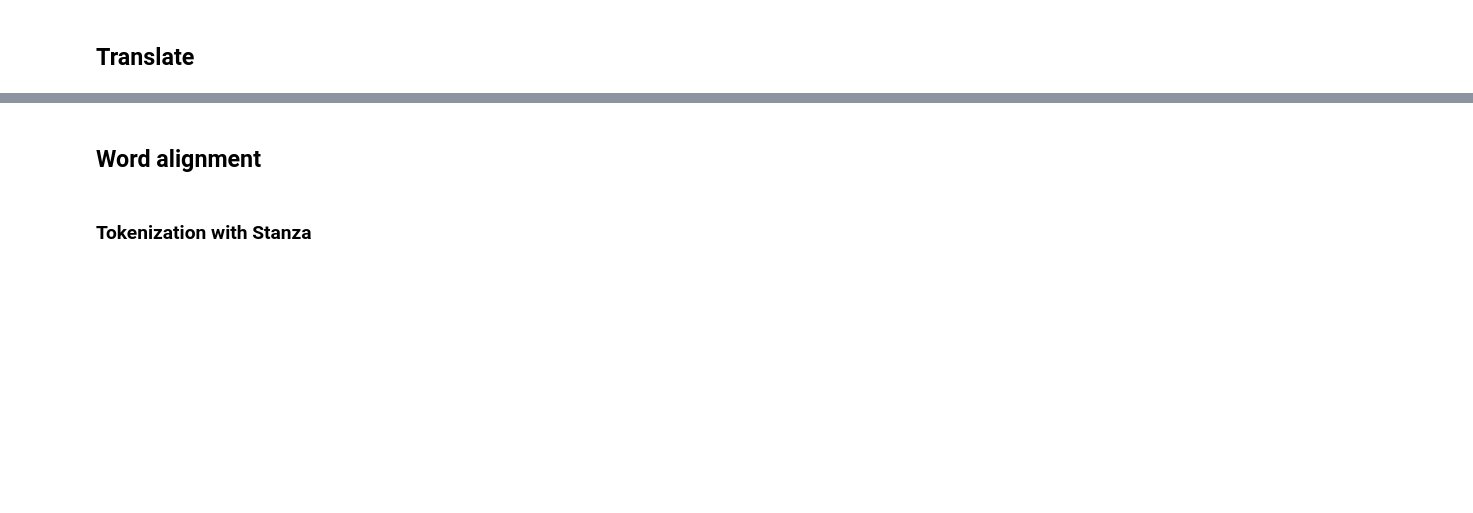
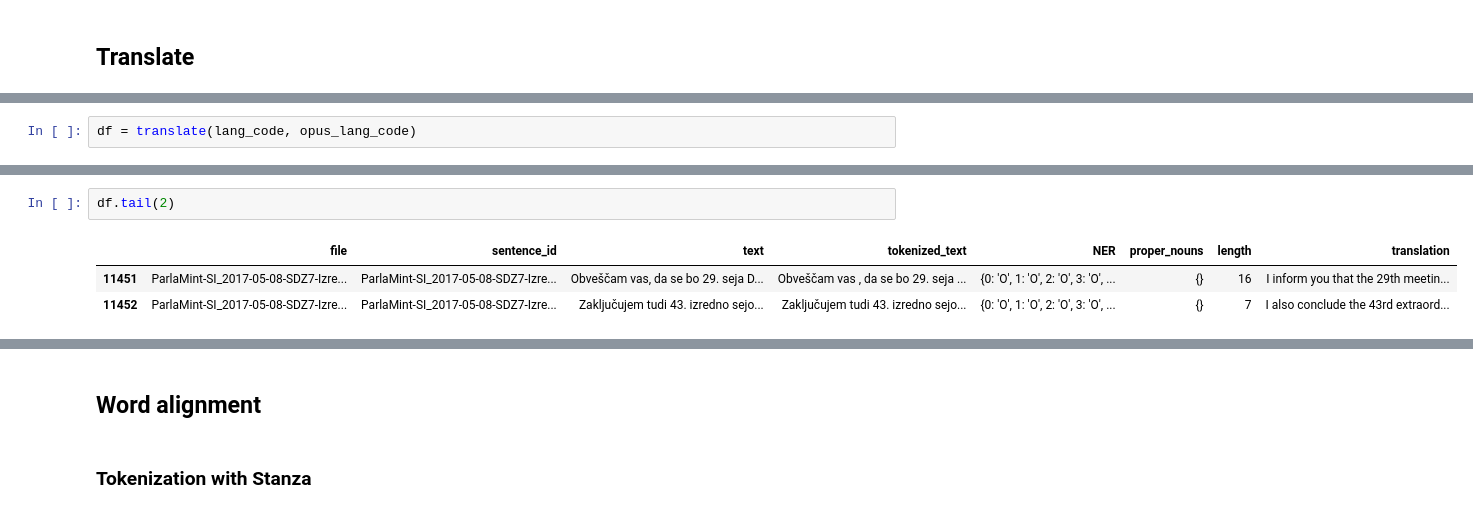
Before and after one commit to TajaKuzman/Parlamint-translation, a Jupyter notebook: 3-Workflow-with-CONNLu-files.ipynb, the cells around one changed output, grey strips where cells are left out. Drawn from its saved outputs; the diff is of its cells as text; blank space fills up the shorter version.

```diff
--- a/3-Workflow-with-CONNLu-files.ipynb
+++ b/3-Workflow-with-CONNLu-files.ipynb
@@ -181,0 +392,2 @@ df.to_csv("Parlamint-SI-sentences-conllu-workflow-sample.csv", sep="\t")
+# %%
+df = translate(lang_code, opus_lang_code)
@@ -181,0 +401,6 @@ df.to_csv("Parlamint-SI-sentences-conllu-workflow-sample.csv", sep="\t")
+# %%
+df.tail(2)
+# %% [output]
+|  | file | sentence_id | text | tokenized_text | NER | proper_nouns | length | translation |
+| 11451 | ParlaMint-SI_2017-05-08-SDZ7-Izre... | ParlaMint-SI_2017-05-08-SDZ7-Izre... | Obveščam vas, da se bo 29. seja D... | Obveščam vas , da se bo 29. seja ... | {0: 'O', 1: 'O', 2: 'O', 3: 'O', ... | {} | 16 | I inform you that the 29th meetin... |
+| 11452 | ParlaMint-SI_2017-05-08-SDZ7-Izre... | ParlaMint-SI_2017-05-08-SDZ7-Izre... | Zaključujem tudi 43. izredno sejo... | Zaključujem tudi 43. izredno sejo... | {0: 'O', 1: 'O', 2: 'O', 3: 'O', ... | {} | 7 | I also conclude the 43rd extraord... |
```
Also changed, not shown: parts of 44 cells of this notebook, 2 other files.
